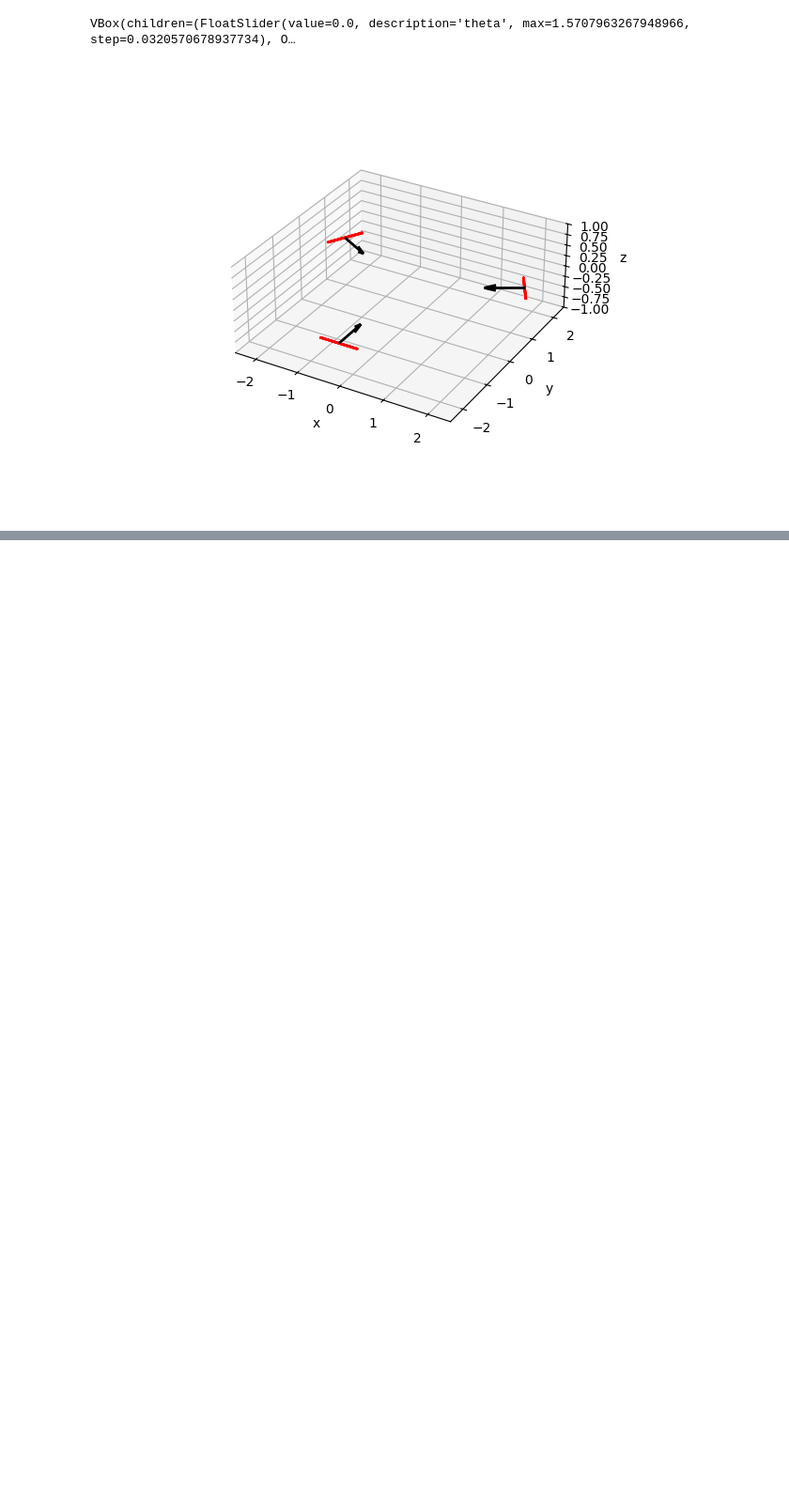
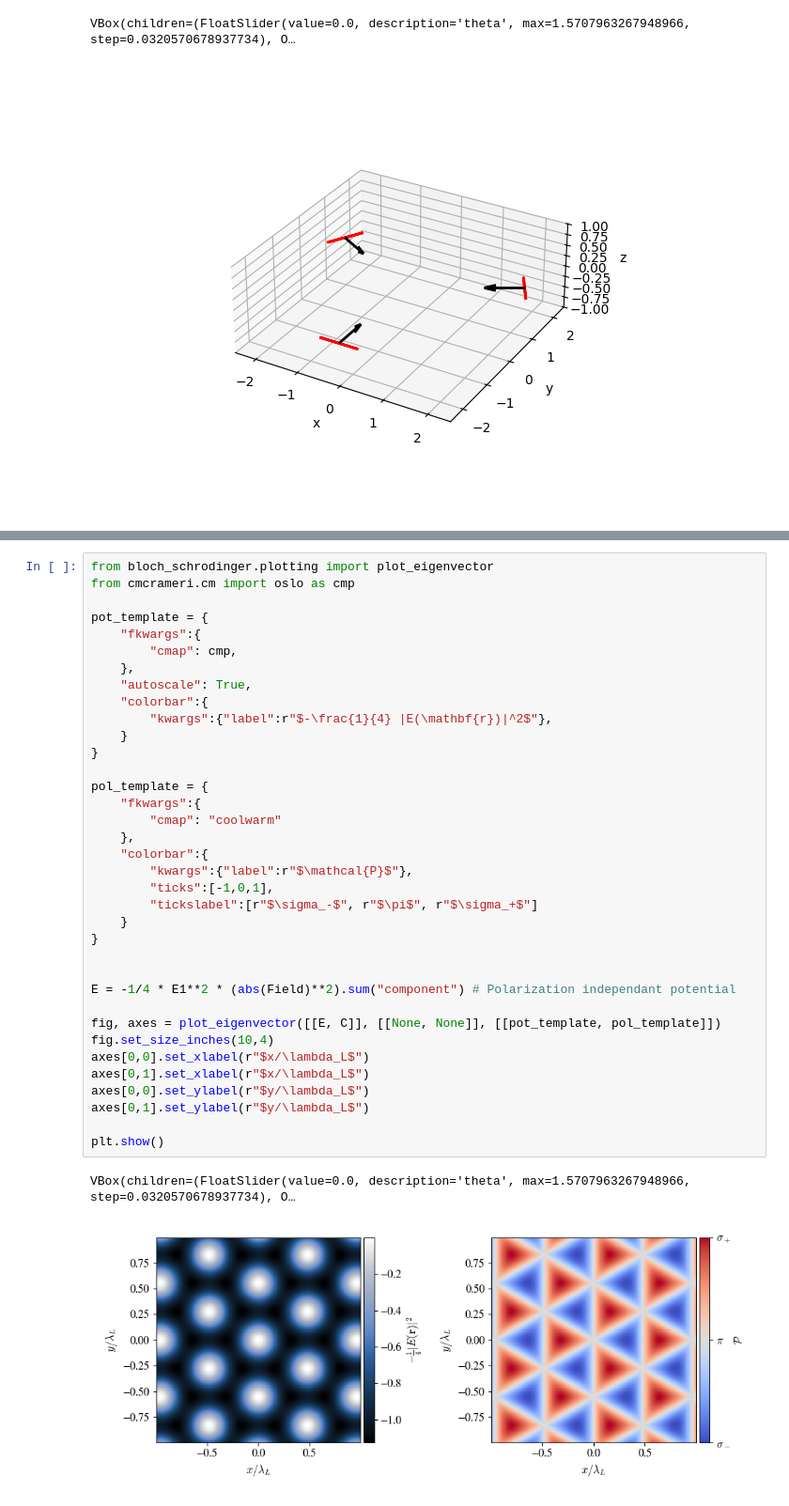
Before and after one commit to GuillotMartin/OptiLat, a Jupyter notebook: docs/PolarizationHoneycomb.ipynb, the cells around one changed output, grey strips where cells are left out. Shown at 94% size. Cells and saved outputs as stored; diff of their text form; blank space fills up the shorter version.

```diff
--- a/docs/PolarizationHoneycomb.ipynb
+++ b/docs/PolarizationHoneycomb.ipynb
@@ -48,0 +79,39 @@ honeycomb = Potential(
+# %%
+from bloch_schrodinger.plotting import plot_eigenvector
+from cmcrameri.cm import oslo as cmp
+
+pot_template = {
+    "fkwargs":{
+        "cmap": cmp,
+    },
+    "autoscale": True,
+    "colorbar":{
+        "kwargs":{"label":r"$-\frac{1}{4} |E(\mathbf{r})|^2$"},
+    }
+}
+
+pol_template = {
+    "fkwargs":{
+        "cmap": "coolwarm"
+    },
+    "colorbar":{
+        "kwargs":{"label":r"$\mathcal{P}$"},
+        "ticks":[-1,0,1],
+        "tickslabel":[r"$\sigma_-$", r"$\pi$", r"$\sigma_+$"]
+    }
+}
+
+
+E = -1/4 * E1**2 * (abs(Field)**2).sum("component") # Polarization independant potential
+
+fig, axes = plot_eigenvector([[E, C]], [[None, None]], [[pot_template, pol_template]])
+fig.set_size_inches(10,4)
+axes[0,0].set_xlabel(r"$x/\lambda_L$")
+axes[0,1].set_xlabel(r"$x/\lambda_L$")
+axes[0,0].set_ylabel(r"$y/\lambda_L$")
+axes[0,1].set_ylabel(r"$y/\lambda_L$")
+
+plt.show()
+# %% [output]
+VBox(children=(FloatSlider(value=0.0, description='theta', max=1.5707963267948966, step=0.0320570678937734), O…
+[figure, added]
```
Also changed, not shown: parts of 8 cells of this notebook, 2 other files.
